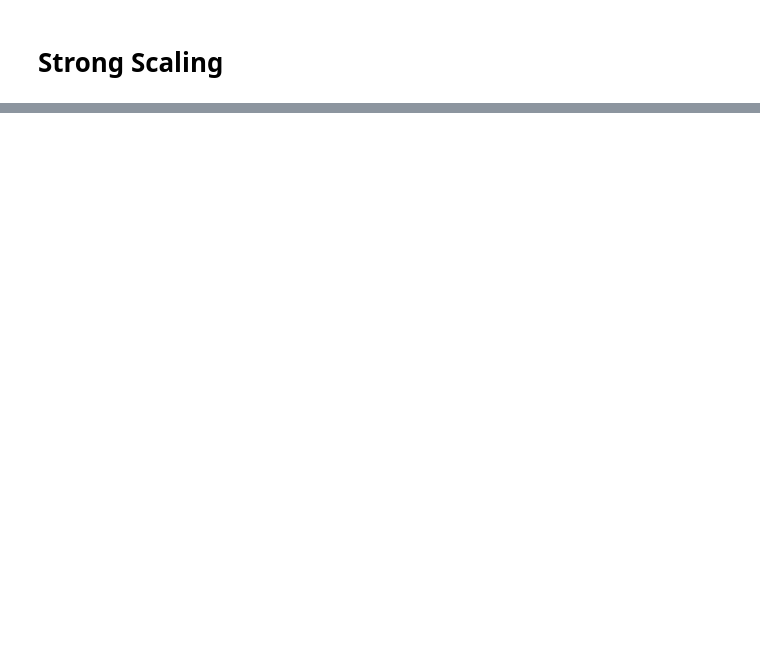
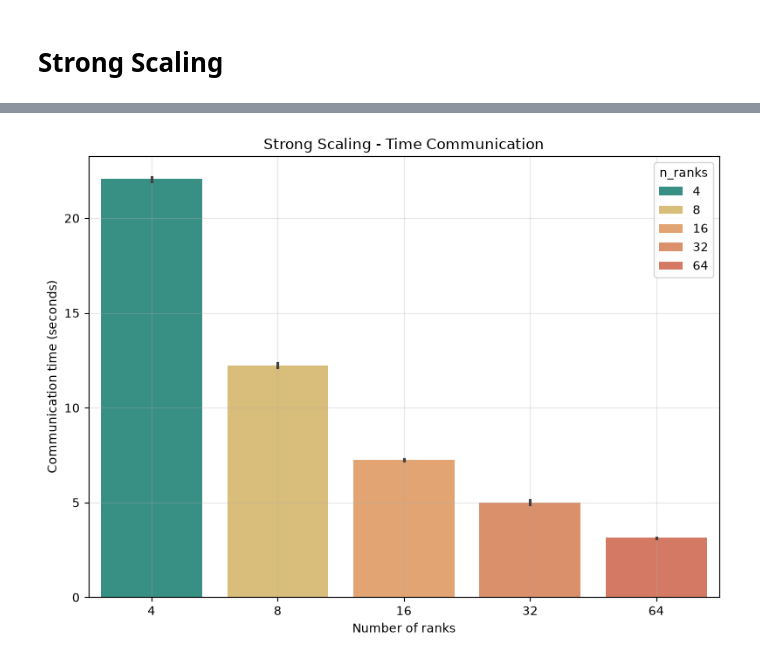
Before and after one commit to frekkoz3/Parallel-Sample-Sort, a Jupyter notebook: Script/strong_scaling.ipynb, the cells around one changed output, grey strips where cells are left out. Saved outputs shown, nothing was run; the diff lists cells and outputs as text; code cells hidden in the pictures; blank space fills up the shorter version.

```diff
--- a/Script/strong_scaling.ipynb
+++ b/Script/strong_scaling.ipynb
@@ -64,0 +105,29 @@ plt.show()
+# %%
+custom_palette = {
+    1 :"#264653",
+    2 : "#287271",
+    4 : "#2a9d8f",
+    8 : "#e9c46a",
+    16 : "#f4a261",
+    32 : "#ee8959",
+    64 : "#e76f51"
+}
+
+plt.figure(figsize=(8, 6))
+
+sns.barplot(
+    data=results,
+    x="n_ranks",
+    y="time_total_seconds",
+    hue="n_ranks",
+    palette=custom_palette
+)
+
+plt.xlabel("Number of ranks")
+plt.ylabel("Communication time (seconds)")
+plt.title("Strong Scaling - Time Communication")
+plt.grid(True, alpha=0.3)
+plt.tight_layout()
+plt.show()
+# %% [output]
+[figure, added]
```
Also changed, not shown: parts of 4 cells of this notebook, 5 other files.
